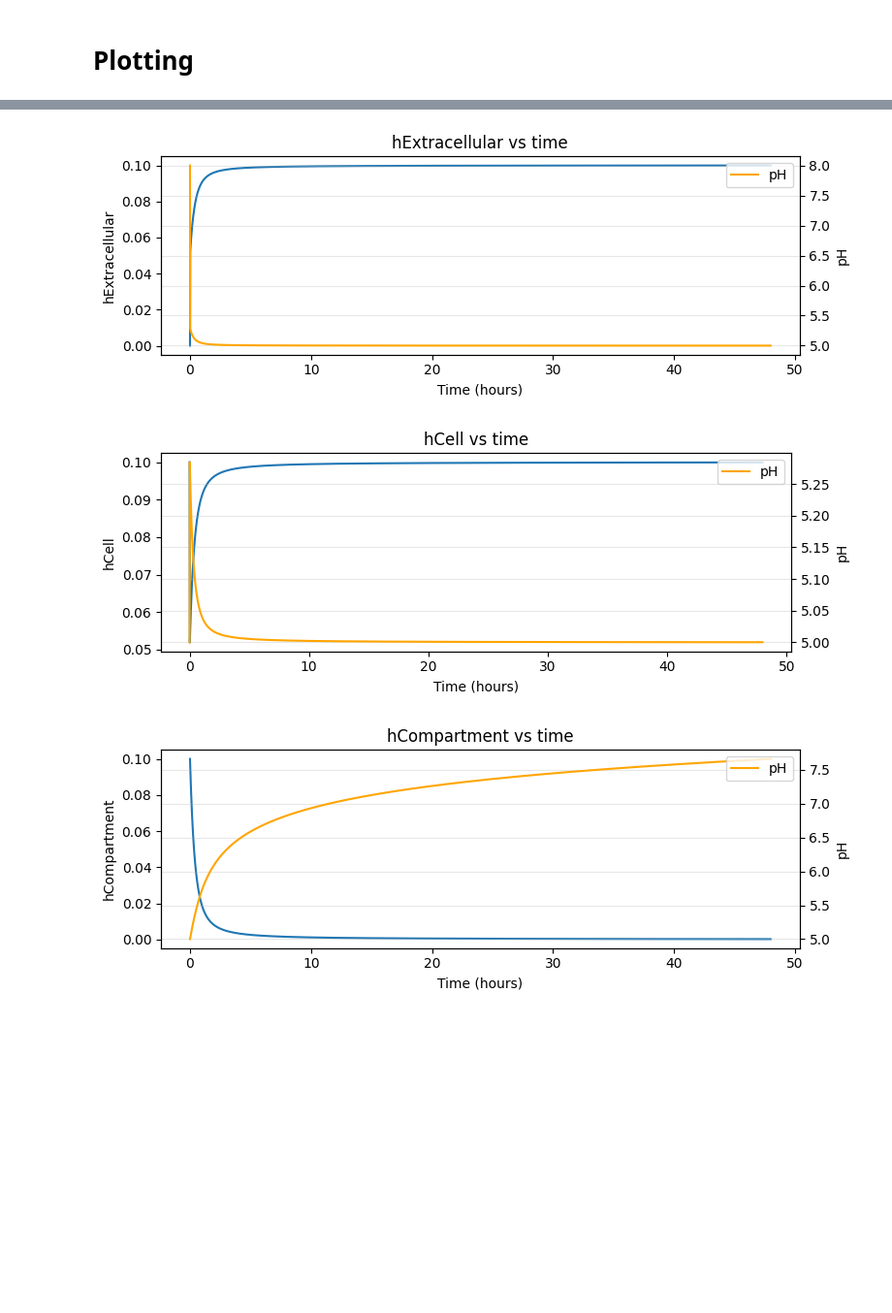
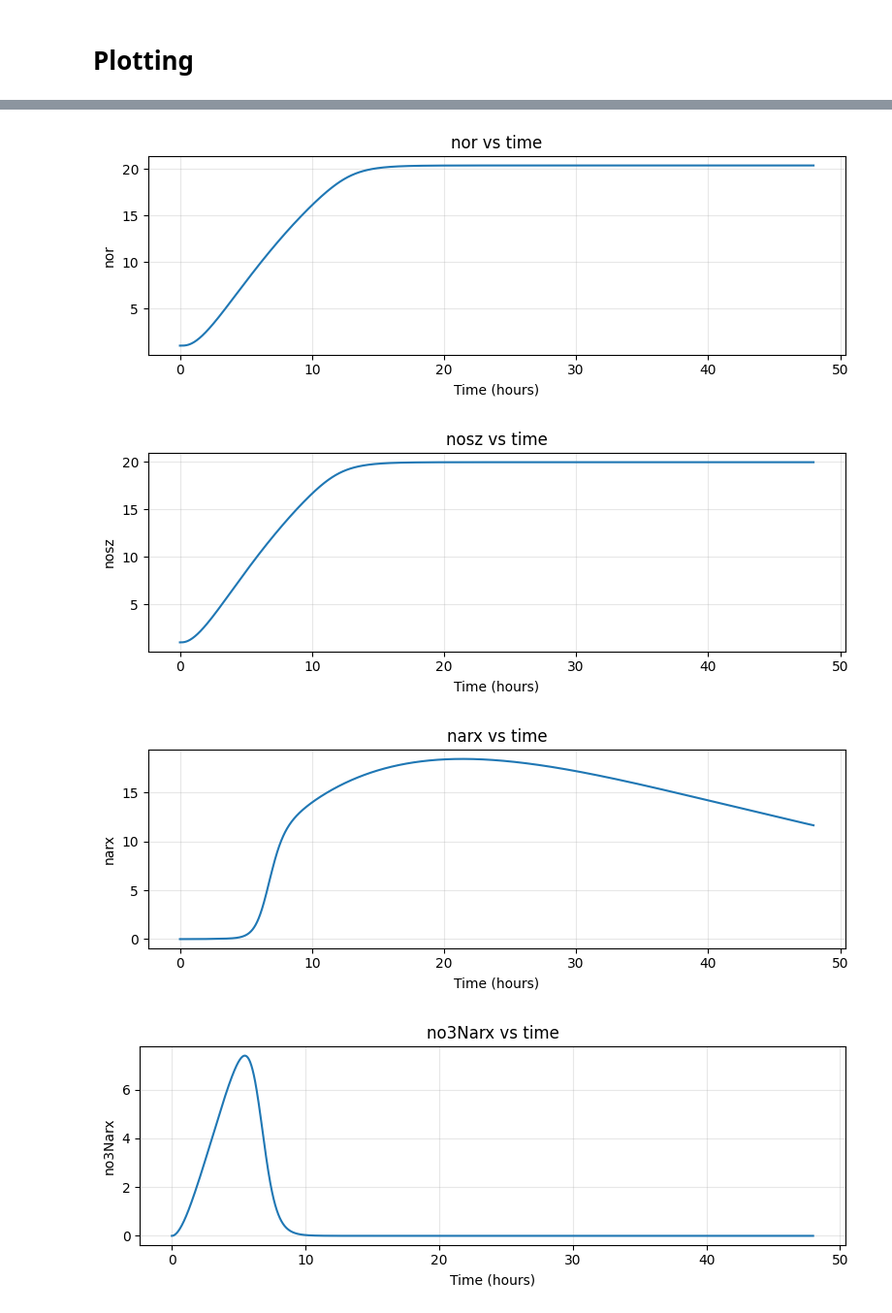
Before and after one commit to Ablacat/BME260PBL2, a Jupyter notebook: pbl2.ipynb, the cells around one changed output, grey strips where cells are left out. Shown at 97% size. Cells and saved outputs as stored; diff of their text form; code cells hidden in the pictures; blank space fills up the shorter version.

```diff
--- a/pbl2.ipynb
+++ b/pbl2.ipynb
@@ -291,7 +284,7 @@ def dRNAPolymersedt(_rnaPolymerase, _mRNA, _ribosome):
 ## Total Rate Equation
 # %%
 def dYdt(_t, _y):
-    no3Extracellular, no3Cell, no2, no, n2o, n2, nr, nir, nor, nosz, narx, no3Narx, narl, narlp, norr, noNorr, nnrr, noNnrr, hpo4Extracellular, hpo4Cell, phosCompartmentTotal, caCell, caCompartment, ca3po4, hExtracellular, hCell, hCompartment, mRNA, nrmRNA, nirmRNA, normRNA, noszmRNA, ribosome, rnaPolymerase = _y
+    no3Extracellular, no3Cell, no2, no, n2o, n2, nr, nir, nor, nosz, narx, no3Narx, narl, narlp, norr, noNorr, nnrr, noNnrr, hpo4Extracellular, hpo4Cell, hpo4Compartment, po4, caCell, caCompartment, ca3po4, hExtracellular, hCell, hCompartment, mRNA, nrmRNA, nirmRNA, normRNA, noszmRNA, ribosome, rnaPolymerase = _y
 
 
     return [dNo3Extracellulardt(no3Extracellular, no3Cell),
@@ -314,13 +307,14 @@ def dYdt(_t, _y):
             dNoNnrrdt(no, nnrr, noNnrr),
             dHpo4Extracellulardt(hpo4Extracellular),
             dHpo4Celldt(hpo4Extracellular, hpo4Cell),
-            dPhosCompartmentTotaldt(hpo4Cell, phosCompartmentTotal, hCompartment, caCompartment),
+            dHpo4Compartmentdt(hpo4Cell, hpo4Compartment, po4, hCompartment),
+            dPo4dt(hpo4Compartment, po4, hCompartment, caCompartment),
             dCaCelldt(caExtracellular, caCell),
-            dCaCompartmentdt(caCell, caCompartment, phosCompartmentTotal, hCompartment),
-            dCa3po4dt(caCompartment, phosCompartmentTotal, hCompartment),
-            dHExtracellulardt(hExtracellular, hCell),
+            dCaCompartmentdt(caCell, caCompartment, po4),
+            dCa3po4dt(caCompartment, po4),
+            dHExtracellulardt(hExtracellular, hpo4Extracellular, no3Extracellular),
             dHCelldt(hExtracellular, hCell, hCompartment, nr, no3Cell, nir, no2, nor, no, nosz, n2o, n2),
-            dHCompartmentdt(hCell, hCompartment, hpo4Cell, phosCompartmentTotal, caCompartment),
+            dHCompartmentdt(hCell, hCompartment, hpo4Compartment, po4),
             dmRNAdt(mRNA, rnaPolymerase),
             dmRNAActivateddt(nrmRNA, narlp, narlpEc50, rnaPolymerase),
             dmRNAActivateddt(nirmRNA, narlp, narlpEc50, rnaPolymerase),
@@ -427,27 +400,26 @@ t = T
 # %%
 # Plot each state variable versus time
 state_variables = [
-    # ("no3Extracellular", no3Extracellular),
-    # ("no3Cell", no3Cell),
-    # ("no2", no2),
-    # ("no", no),
-    # ("n2o", n2o),
-    # ("n2", n2),
-    # ("nr", nr),
-    # ("nir", nir),
-    # ("nor", nor),
-    # ("nosz", nosz),
-    # ("narx", narx),
-    # ("no3Narx", no3Narx),
-    # ("narl", narl),
-    # ("narlp", narlp),
-    # ("norr", norr),
-    # ("noNorr", noNorr),
-    # ("nnrr", nnrr),
-    # ("noNnrr", noNnrr),
+    ("no3Extracellular", no3Extracellular),
+    ("no3Cell", no3Cell),
+    ("no2", no2),
+    ("no", no),
+    ("n2o", n2o),
+    ("n2", n2),
+    ("nr", nr),
+    ("nir", nir),
+    ("nor", nor),
+    ("nosz", nosz),
+    ("narx", narx),
+    ("no3Narx", no3Narx),
+    ("narl", narl),
+    ("narlp", narlp),
+    ("norr", norr),
+    ("noNorr", noNorr),
+    ("nnrr", nnrr),
+    ("noNnrr", noNnrr),
     ("hpo4Extracellular", hpo4Extracellular),
     ("hpo4Cell", hpo4Cell),
-    ("phosCompartmentTotal", phosCompartmentTotal),
     ("hpo4Compartment", hpo4Compartment),
     ("po4", po4),
     ("caCell", caCell),
@@ -472,11 +444,10 @@ for name, values in state_variables:
     plt.ylabel(name)
     #if hydrogen, also plot pH on secondary axis
     if "hE" in name or "hC" in name:
-        pH = 4 - np.log10(values)
+        pH = 6 - np.log10(values)
         plt.twinx().plot(t, pH, color='orange', label='pH')
         plt.ylabel("pH")
         plt.legend(loc='upper right')
-    # plt.yscale("log")
     plt.grid(True, alpha=0.3)
     plt.tight_layout()
     plt.show()
@@ -492,3 +463,4 @@ for name, values in state_variables:
-[figure, old version]
+[figure, new version]
-[figure, old version]
+[figure, new version]
-[figure, old version]
+[figure, new version]
+[figure, added]
```
Also changed, not shown: parts of 6 cells of this notebook.
